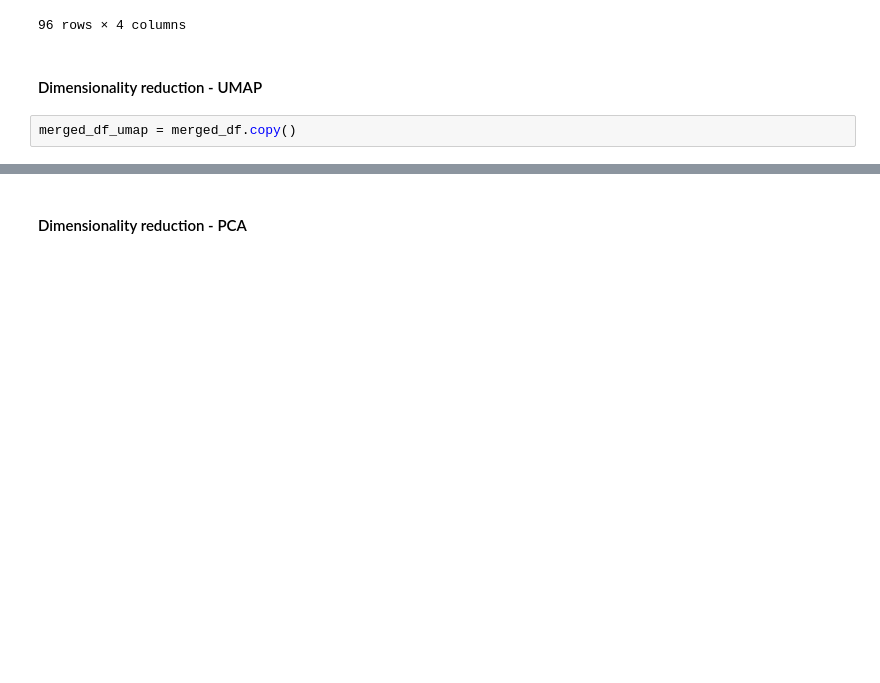
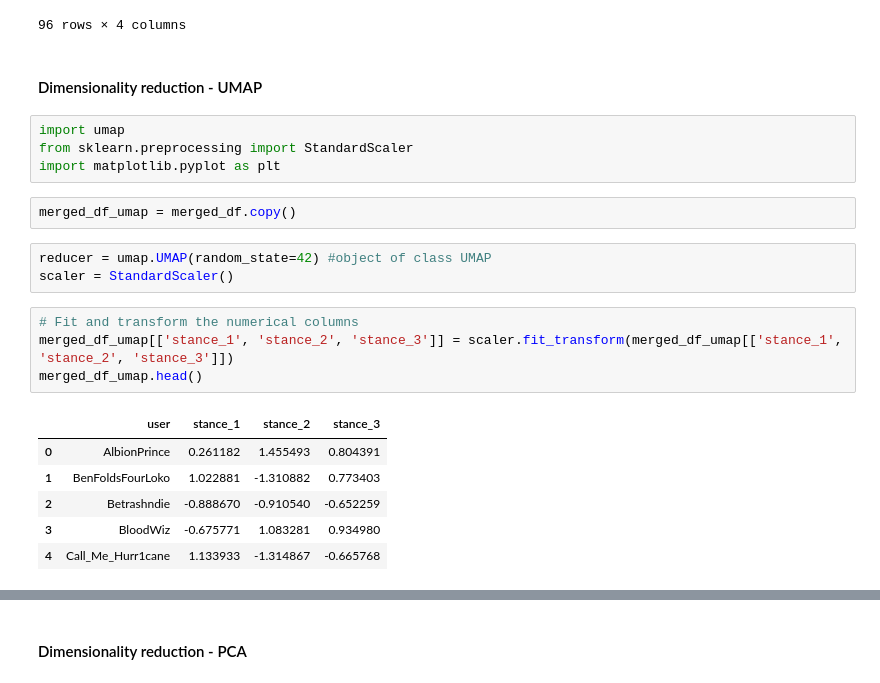
Before and after one commit to b0psheva27/BSc_project_polarization, a Jupyter notebook: 09_scores.ipynb, the cells around one changed output, grey strips where cells are left out. Drawn from its saved outputs; the diff is of its cells as text; blank space fills up the shorter version.

```diff
--- a/09_scores.ipynb
+++ b/09_scores.ipynb
@@ -113,5 +113,23 @@ merged_df
 96 rows × 4 columns
 # %% [markdown]
 #### Dimensionality reduction - UMAP
+# %%
+import umap
+from sklearn.preprocessing import StandardScaler
+import matplotlib.pyplot as plt
 # %%
 merged_df_umap = merged_df.copy()
+# %%
+reducer = umap.UMAP(random_state=42) #object of class UMAP
+scaler = StandardScaler()
+# %%
+# Fit and transform the numerical columns
+merged_df_umap[['stance_1', 'stance_2', 'stance_3']] = scaler.fit_transform(merged_df_umap[['stance_1', 'stance_2', 'stance_3']])
+merged_df_umap.head()
+# %% [output]
+|  | user | stance_1 | stance_2 | stance_3 |
+| 0 | AlbionPrince | 0.261182 | 1.455493 | 0.804391 |
+| 1 | BenFoldsFourLoko | 1.022881 | -1.310882 | 0.773403 |
+| 2 | Betrashndie | -0.888670 | -0.910540 | -0.652259 |
+| 3 | BloodWiz | -0.675771 | 1.083281 | 0.934980 |
+| 4 | Call_Me_Hurr1cane | 1.133933 | -1.314867 | -0.665768 |
```
Also changed, not shown: parts of 5 cells of this notebook, 1 other file.
